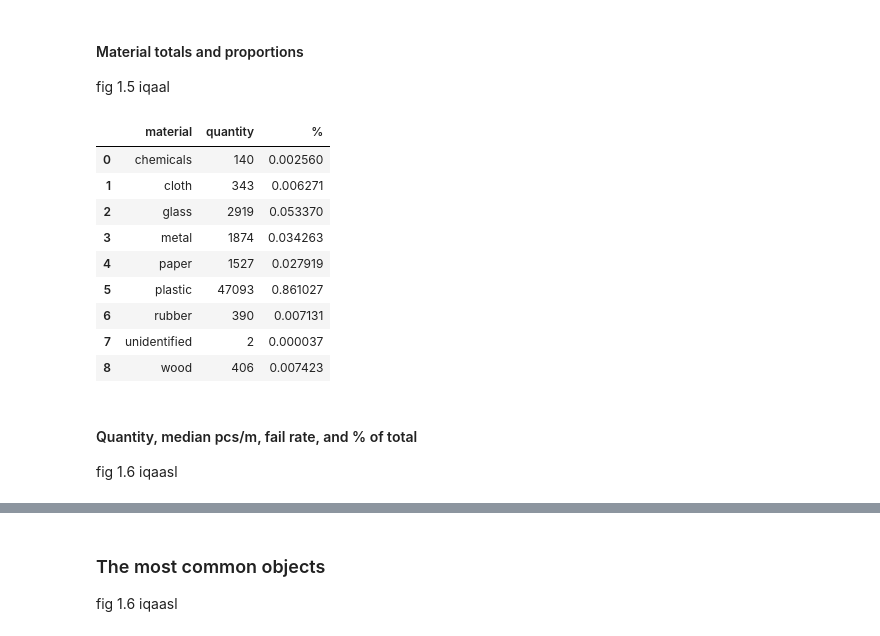
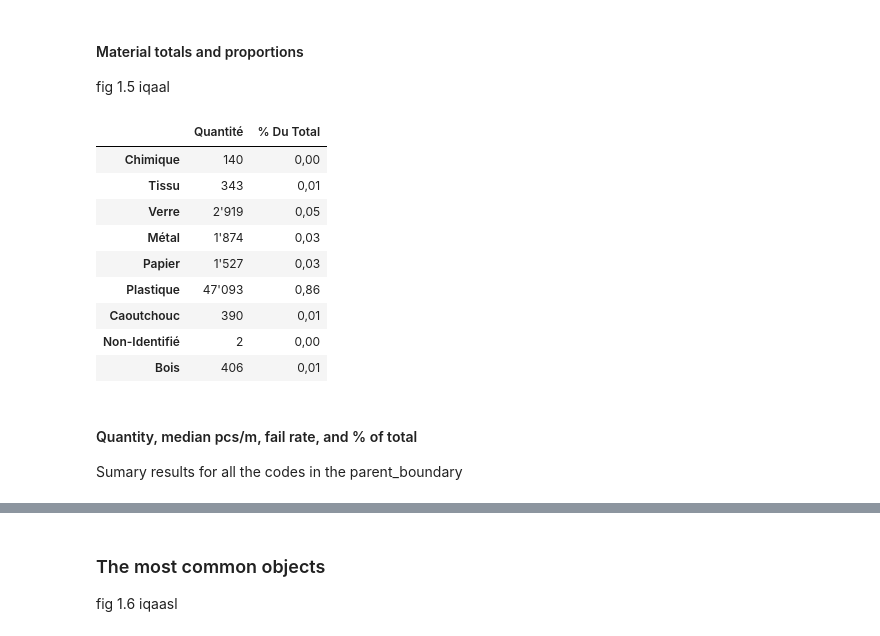
Before and after one commit to hammerdirt-analyst/feb_2024, a Jupyter notebook: testing_data_models.ipynb, the cells around one changed output, grey strips where cells are left out. Saved outputs shown, nothing was run; the diff lists cells and outputs as text; code cells hidden in the pictures.

```diff
--- a/testing_data_models.ipynb
+++ b/testing_data_models.ipynb
@@ -290,7 +677,7 @@ The feature type is a label that applies to general conditions of use for the lo
 
 Designates the larger geographic region of the survey location. For lakes and rivers it is the name of the catchment area or river basin. For parcs it is the the type of park ie.. les Alpes. Recall that each feature has a name, for example Alpes Lépontines is the the name of a feature in the geographic region of _Les Alpes_.
 # %%
-surveys = combine_survey_files(survey_data)
+surveys = combine_survey_files(survey_files)
 codes = pd.read_csv(code_data).set_index("code")
 beaches = pd.read_csv(beach_data).set_index("slug")
 land_cover = pd.read_csv(land_cover_data)
@@ -318,12 +705,11 @@ From https://hammerdirt-analyst.github.io/IQAASL-End-0f-Sampling-2021/lakes_rive
 period = "iqaasl"
 survey_areas = ["rhone", "ticino", "linth", "aare"]
 start, end = [*period_dates[period]]
-
 # the surveys from the survey areas of intersest
-survey_data = surveys[surveys.parent_boundary.isin(survey_areas)].copy()
+survey_data = slice_data_by_date(surveys.copy(), start, end)
 
 # the survey data sliced by the start and end data
-feature_d= slice_data_by_date(survey_data.copy(), start, end)
+feature_d= survey_data[survey_data.parent_boundary.isin(survey_areas)].copy()
 
 # convert codes to gfrags, gcaps and gfoams
 feature_data = use_gfrags_gfoams_gcaps(feature_d.copy(), codes)
@@ -349,6 +735,20 @@ print(make_a_summary(feature_vitals))
     Start date: 2020-03-08
 
     End date: 2021-05-12
+# %%
+# when the codes are changed to gfrags, gfoams and gcaps that creates
+# multiple code results for the same code at the same sample
+# note that the code_result_columns do not have the groupname column
+# this is because the code is changed and not the groupname
+code_result_df = aggregate_dataframe(feature_data.copy(), code_result_columns, unit_agg)
+code_result_df = code_result_df.merge(codes.groupname, left_on="code", right_index=True)
+code_result_df = code_result_df.merge(beaches[["canton","feature_type"]], left_on='slug', right_index=True, validate="many_to_one")
 # %% [markdown]
 ### Number of lakes, rivers, parcs, cities and cantons
+# %%
+l_map = pd.read_csv('data/end_process/french_code_translations.csv')
+
+lang = 'fr'
+
+l_mapi = l_map.set_index('en', drop=True)
 # %%
@@ -420,26 +814,29 @@ fig 1.5 iqaal
 # %%
 # add the material label to each code
 merged_result = merge_dataframes_on_column_and_index(code_result_df.copy(), codes["material"], 'code', how='inner', validate=True)
 
 # sum the materials for the data frame
 materials = aggregate_dataframe(merged_result.copy(), ["material"], {"quantity":"sum"})
+
+# add 5 of total for display
 materials["%"] = materials.quantity/materials.quantity.sum()
-materials
+
+translated_and_style_for_display(materials.set_index('material', drop=True),l_mapi, lang, gradient=False)
 # %% [output]
-|  | material | quantity | % |
-| 0 | chemicals | 140 | 0.002560 |
-| 1 | cloth | 343 | 0.006271 |
-| 2 | glass | 2919 | 0.053370 |
-| 3 | metal | 1874 | 0.034263 |
-| 4 | paper | 1527 | 0.027919 |
-| 5 | plastic | 47093 | 0.861027 |
-| 6 | rubber | 390 | 0.007131 |
-| 7 | unidentified | 2 | 0.000037 |
-| 8 | wood | 406 | 0.007423 |
+|  | Quantité | % Du Total |
+| Chimique | 140 | 0,00 |
+| Tissu | 343 | 0,01 |
+| Verre | 2'919 | 0,05 |
+| Métal | 1'874 | 0,03 |
+| Papier | 1'527 | 0,03 |
+| Plastique | 47'093 | 0,86 |
+| Caoutchouc | 390 | 0,01 |
+| Non-Identifié | 2 | 0,00 |
+| Bois | 406 | 0,01 |
 # %% [markdown]
 #### Quantity, median pcs/m, fail rate, and % of total
 
-fig 1.6 iqaasl
+Sumary results for all the codes in the parent_boundary
 # %%
 # sum the cumulative quantity for each code and calculate the median pcs/meter
 code_totals = aggregate_dataframe(code_result_df.copy(), ["code"], {"quantity":"sum", "pcs_m":"median"})
```
Also changed, not shown: parts of 20 cells of this notebook, 5 other files.
